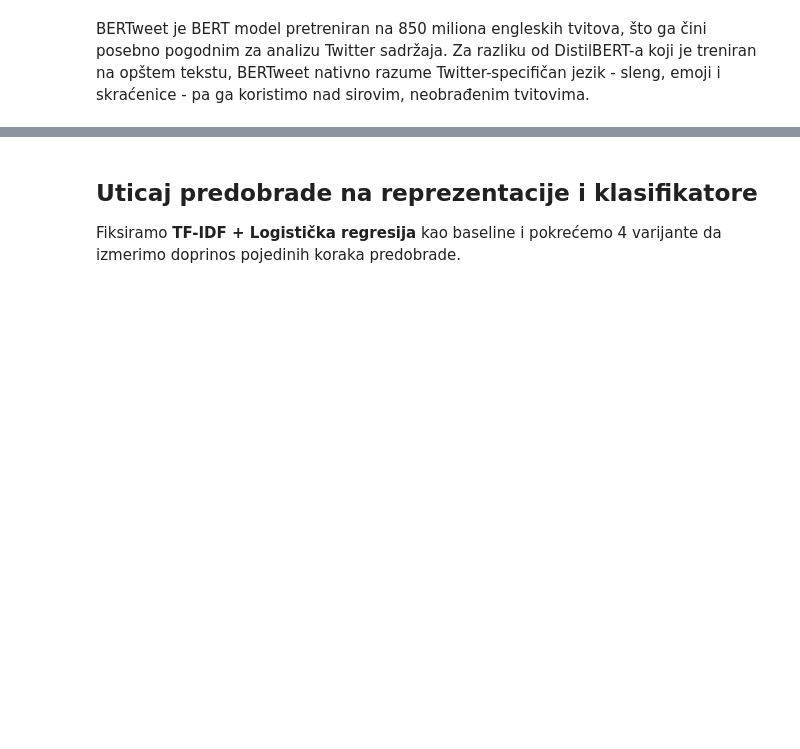
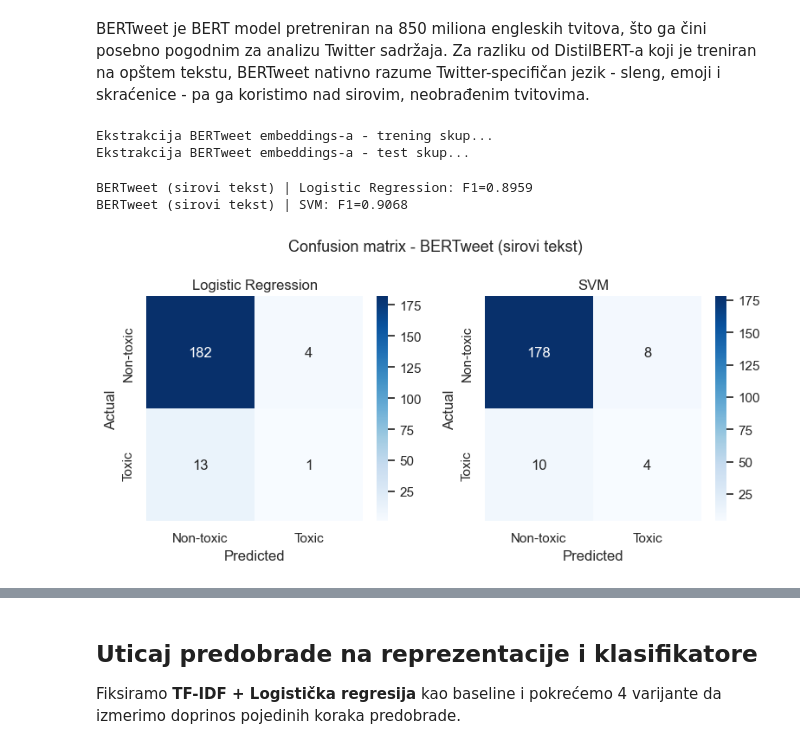
Before and after one commit to paunovicjovan/data-preprocessing-for-ml-2, a Jupyter notebook: Prakticni deo/Toxic Tweets Classification.ipynb, the cells around one changed output, grey strips where cells are left out. Cells and saved outputs as stored; diff of their text form; code cells hidden in the pictures; blank space fills up the shorter version.

Commit message:
Fix practical part, add theory about BERTweet and update README

```diff
--- a/Prakticni deo/Toxic Tweets Classification.ipynb
+++ b/Prakticni deo/Toxic Tweets Classification.ipynb
@@ -460,6 +461,8 @@ augmented_texts  = augmented_texts[:n_needed]
 
 aug_df = pd.DataFrame({'tweet': augmented_texts, 'label': 1})
 train_df = pd.concat([train_df, aug_df], ignore_index=True)
+train_df_augmented_copy = train_df.copy(deep=True)
+test_df_augmented_copy = test_df.copy(deep=True)
 print(f'Trening skup nakon EDA augmentacije:')
 print(train_df['label'].value_counts())
 # %% [output]
@@ -1015,3 +1024,40 @@ Na ovaj način su postignuti najbolji rezultati prepoznavanja ne-toksičnih tvit
 ### BERTweet
 # %% [markdown]
 BERTweet je BERT model pretreniran na 850 miliona engleskih tvitova, što ga čini posebno pogodnim za analizu Twitter sadržaja. Za razliku od DistilBERT-a koji je treniran na opštem tekstu, BERTweet nativno razume Twitter-specifičan jezik - sleng, emoji i skraćenice - pa ga koristimo nad sirovim, neobrađenim tvitovima.
+# %%
+def get_bertweet_embeddings(texts, tok, model, batch_size=32):
+    all_embeddings = []
+    for i in range(0, len(texts), batch_size):
+        batch = texts[i:i+batch_size]
+        encoded = tok(batch, padding=True, truncation=True,
+                      max_length=128, return_tensors='pt')
+        with torch.no_grad():
+            output = model(**encoded)
+        cls = output.last_hidden_state[:, 0, :].numpy()
+        all_embeddings.append(cls)
+    return np.vstack(all_embeddings)
+
+bertweet_tok   = AutoTokenizer.from_pretrained('vinai/bertweet-base', use_fast=False)
+bertweet_model = AutoModel.from_pretrained('vinai/bertweet-base')
+bertweet_model.eval()
+
+N = 8000
+T = 2000
+train_texts_bt = train_df_augmented_copy['tweet'].iloc[:N].tolist()
+test_texts_bt = test_df_augmented_copy['tweet'].tolist()[:T]
+y_train_bt = train_df_augmented_copy['label'].iloc[:N]
+y_test_bt = y_test.iloc[:T]
+
+print('Ekstrakcija BERTweet embeddings-a - trening skup...')
+X_bt_train = get_bertweet_embeddings(train_texts_bt, bertweet_tok, bertweet_model)
+print('Ekstrakcija BERTweet embeddings-a - test skup...')
+X_bt_test  = get_bertweet_embeddings(test_texts_bt, bertweet_tok, bertweet_model)
+# %% [output]
+Ekstrakcija BERTweet embeddings-a - trening skup...
+Ekstrakcija BERTweet embeddings-a - test skup...
+# %%
+evaluate('BERTweet (sirovi tekst)', X_bt_train, X_bt_test, y_train_bt, y_test_bt, clf_bert)
+# %% [output]
+BERTweet (sirovi tekst) | Logistic Regression: F1=0.8959
+BERTweet (sirovi tekst) | SVM: F1=0.9068
+[figure, added]
```
Also changed, not shown: parts of 25 cells of this notebook, 2 other files.
